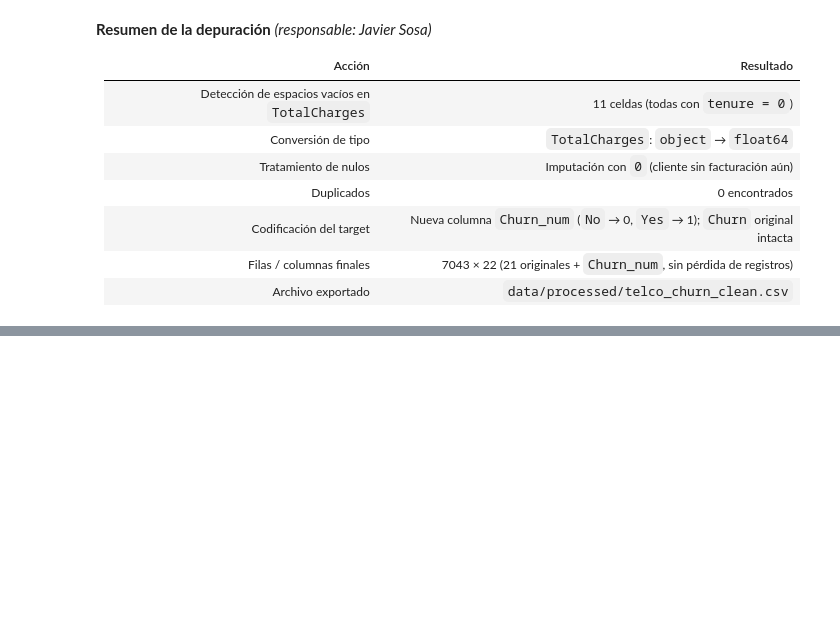
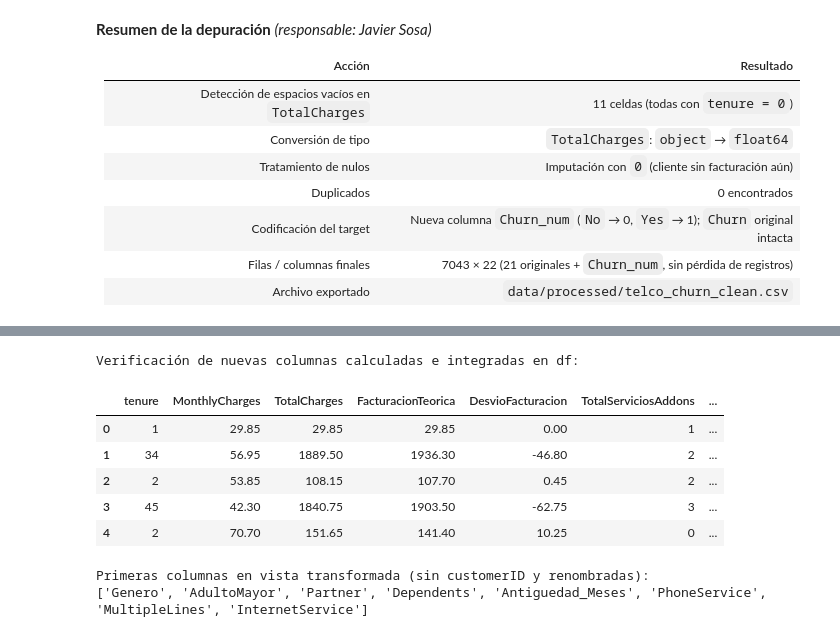
Before and after one commit to Janegro09/tpi-analisis-de-datos, a Jupyter notebook: notebooks/TPI_Analisis_de_Datos.ipynb, the cells around one changed output, grey strips where cells are left out. Drawn from its saved outputs; the diff is of its cells as text; code cells hidden in the pictures; blank space fills up the shorter version.

Commit message:
Add: manipulacion de datos, limpieza de datos, analisis de datos (Secciones 2, 3 y 4)

```diff
--- a/notebooks/TPI_Analisis_de_Datos.ipynb
+++ b/notebooks/TPI_Analisis_de_Datos.ipynb
@@ -229,0 +507,53 @@ print("Dataset depurado guardado en:", ARCHIVO_LIMPIO)
+# %%
+# 1. Columnas calculadas mediante operaciones aritméticas (*, -, +, /)
+df["FacturacionTeorica"] = (df["tenure"] * df["MonthlyCharges"]).round(2)
+df["DesvioFacturacion"] = (df["TotalCharges"] - df["FacturacionTeorica"]).round(2)
+
+cols_addons = [
+    "OnlineSecurity", "OnlineBackup", "DeviceProtection",
+    "TechSupport", "StreamingTV", "StreamingMovies"
+]
+df["TotalServiciosAddons"] = (df[cols_addons] == "Yes").sum(axis=1)
+df["RatioCostoAntiguedad"] = (df["MonthlyCharges"] / (df["tenure"] + 1)).round(2)
+
+# 2. Integración de datos (merge con tabla de referencia de modalidades de cobro)
+catalogo_pagos = pd.DataFrame({
+    "PaymentMethod": [
+        "Electronic check", "Mailed check",
+        "Bank transfer (automatic)", "Credit card (automatic)"
+    ],
+    "ModalidadCobro": ["Manual", "Manual", "Automático", "Automático"]
+})
+
+if "ModalidadCobro" not in df.columns:
+    df = df.merge(catalogo_pagos, on="PaymentMethod", how="left", validate="many_to_one")
+
+# 3. Eliminación de atributo irrelevante (customerID) y renombrado de columnas
+df_vista_es = df.drop(columns=["customerID"]).rename(columns={
+    "gender": "Genero",
+    "SeniorCitizen": "AdultoMayor",
+    "tenure": "Antiguedad_Meses",
+    "MonthlyCharges": "Cargo_Mensual",
+    "TotalCharges": "Cargo_Total",
+    "Contract": "Tipo_Contrato"
+})
+
+print("Verificación de nuevas columnas calculadas e integradas en df:")
+display(df[[
+    "tenure", "MonthlyCharges", "TotalCharges",
+    "FacturacionTeorica", "DesvioFacturacion",
+    "TotalServiciosAddons", "RatioCostoAntiguedad", "ModalidadCobro"
+]].head())
+
+print("\nPrimeras columnas en vista transformada (sin customerID y renombradas):")
+print(df_vista_es.columns[:8].tolist())
+# %% [output]
+Verificación de nuevas columnas calculadas e integradas en df:
+|  | tenure | MonthlyCharges | TotalCharges | FacturacionTeorica | DesvioFacturacion | TotalServiciosAddons | ... |
+| 0 | 1 | 29.85 | 29.85 | 29.85 | 0.00 | 1 | ... |
+| 1 | 34 | 56.95 | 1889.50 | 1936.30 | -46.80 | 2 | ... |
+| 2 | 2 | 53.85 | 108.15 | 107.70 | 0.45 | 2 | ... |
+| 3 | 45 | 42.30 | 1840.75 | 1903.50 | -62.75 | 3 | ... |
+| 4 | 2 | 70.70 | 151.65 | 141.40 | 10.25 | 0 | ... |
+Primeras columnas en vista transformada (sin customerID y renombradas):
+['Genero', 'AdultoMayor', 'Partner', 'Dependents', 'Antiguedad_Meses', 'PhoneService', 'MultipleLines', 'InternetService']
```
Also changed, not shown: parts of 43 cells of this notebook, 1 other file.
